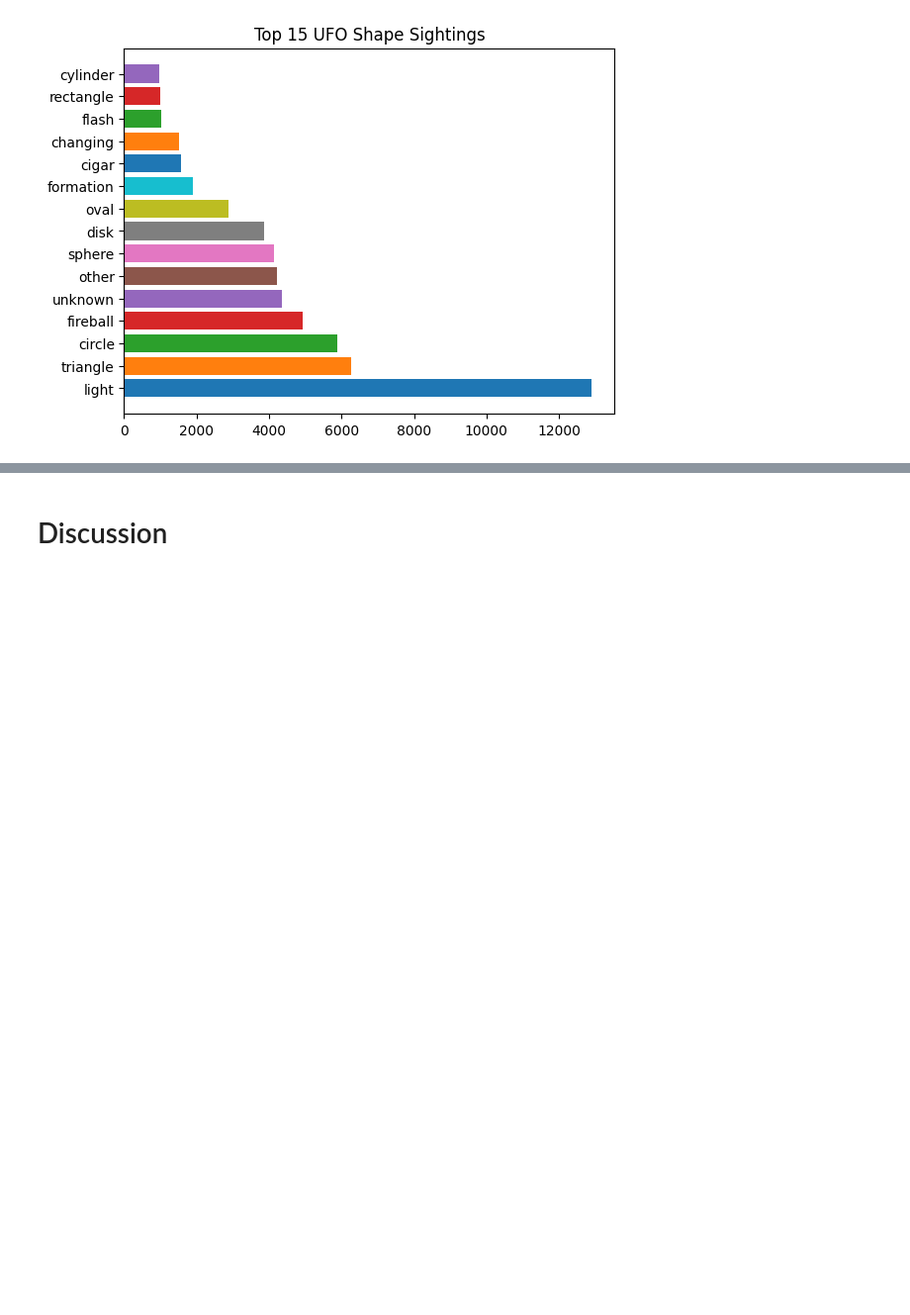
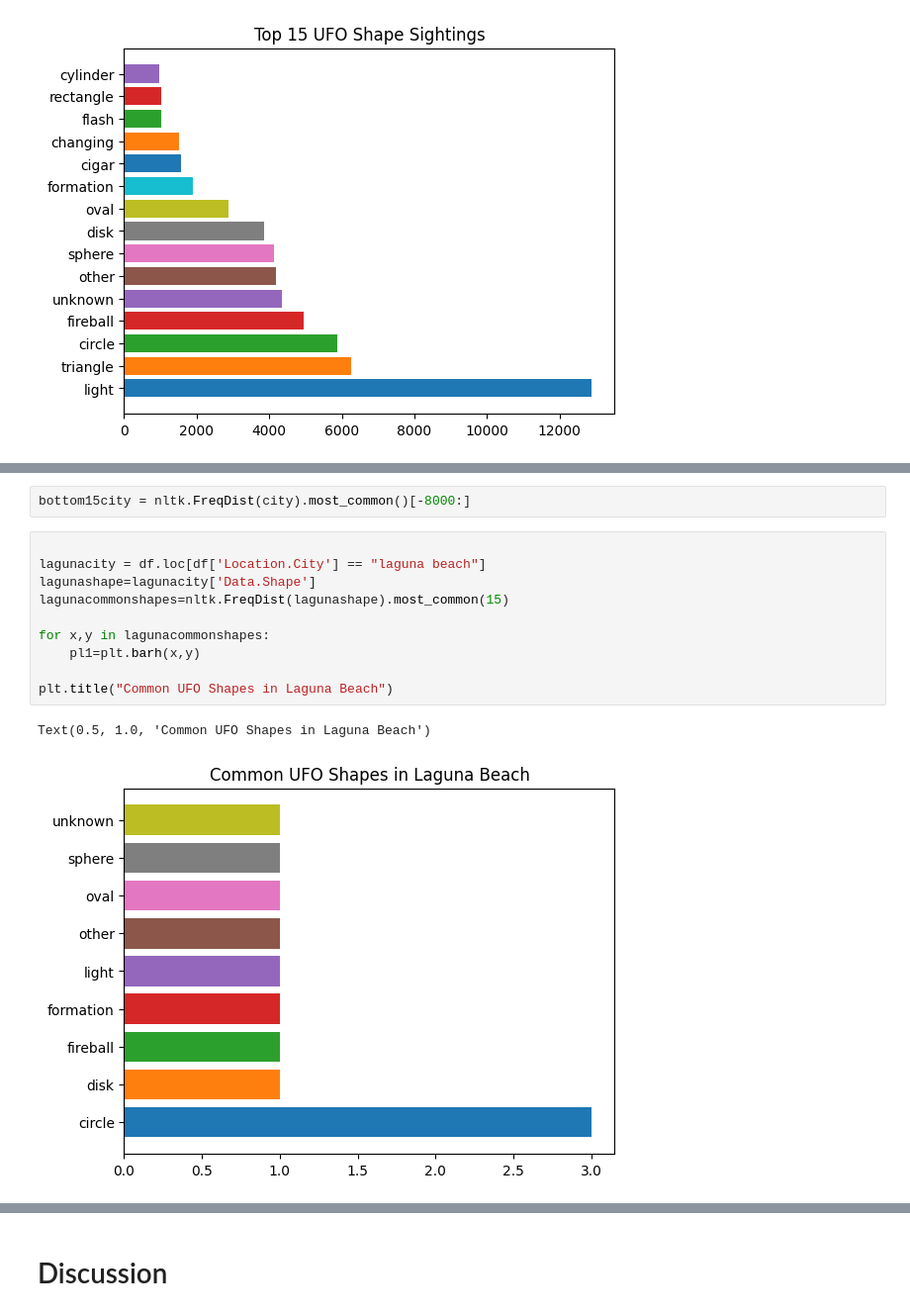
Before and after one commit to chanleakhana/thon_finalproject, a Jupyter notebook: thon_finalproject_notebook-Copy1.ipynb, the cells around one changed output, grey strips where cells are left out. Shown at 99% size. Saved outputs shown, nothing was run; the diff lists cells and outputs as text; blank space fills up the shorter version.

```diff
--- a/thon_finalproject_notebook-Copy1.ipynb
+++ b/thon_finalproject_notebook-Copy1.ipynb
@@ -103,0 +166,15 @@ Text(0.5, 1.0, 'Top 15 UFO Shape Sightings')
+# %%
+bottom15city = nltk.FreqDist(city).most_common()[-8000:]
+# %%
+
+lagunacity = df.loc[df['Location.City'] == "laguna beach"]
+lagunashape=lagunacity['Data.Shape']
+lagunacommonshapes=nltk.FreqDist(lagunashape).most_common(15)
+
+for x,y in lagunacommonshapes:
+    pl1=plt.barh(x,y)
+
+plt.title("Common UFO Shapes in Laguna Beach")
+# %% [output]
+Text(0.5, 1.0, 'Common UFO Shapes in Laguna Beach')
+[figure, added]
```
Also changed, not shown: parts of 19 cells of this notebook.
